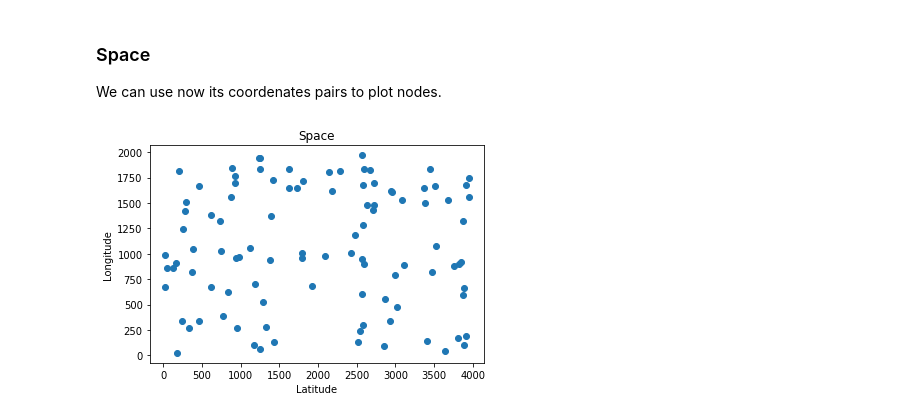
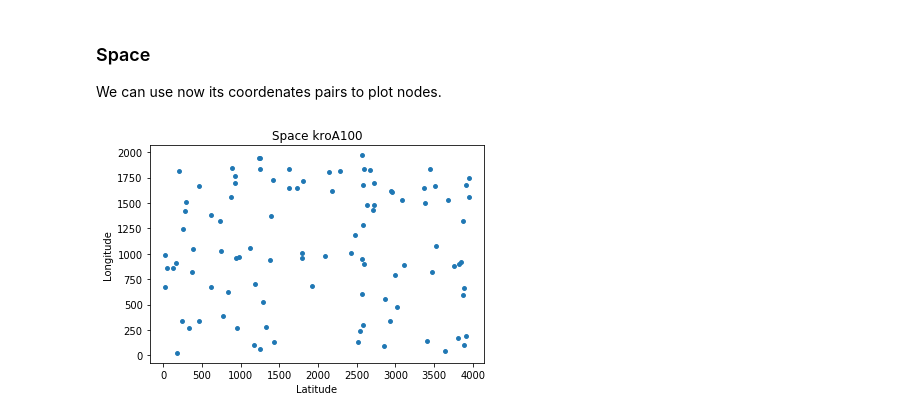
Before and after one commit to yammadev/aco-tsp, a Jupyter notebook: aco-tsp.ipynb, the cells around one changed output. Cells and saved outputs as stored; diff of their text form; code cells hidden in the pictures.

```diff
--- a/aco-tsp.ipynb
+++ b/aco-tsp.ipynb
@@ -55,19 +54,16 @@ We can use now its coordenates pairs to plot nodes.
 # %%
 # Get Space
 space = np.array(TSP['node_coord_section'])
 
-# Plot (x, y)
-plt.scatter(space[:, 0], space[:, 1])
+# Plot nodes
+plt.scatter(space[:, 0], space[:, 1], s = 15)
 
 # Plot properties
-plt.title('Space')
+plt.title('Space {}'.format(TSP['name']))
 plt.xlabel('Latitude')
 plt.ylabel('Longitude')
 
-# Save plot
-plt.savefig('plots/space.png')
-
 # Show plot
 plt.show()
 # %% [output]
-[figure, old version]
+[figure, new version]
```
Also changed, not shown: parts of 8 cells of this notebook, 16 other files.
